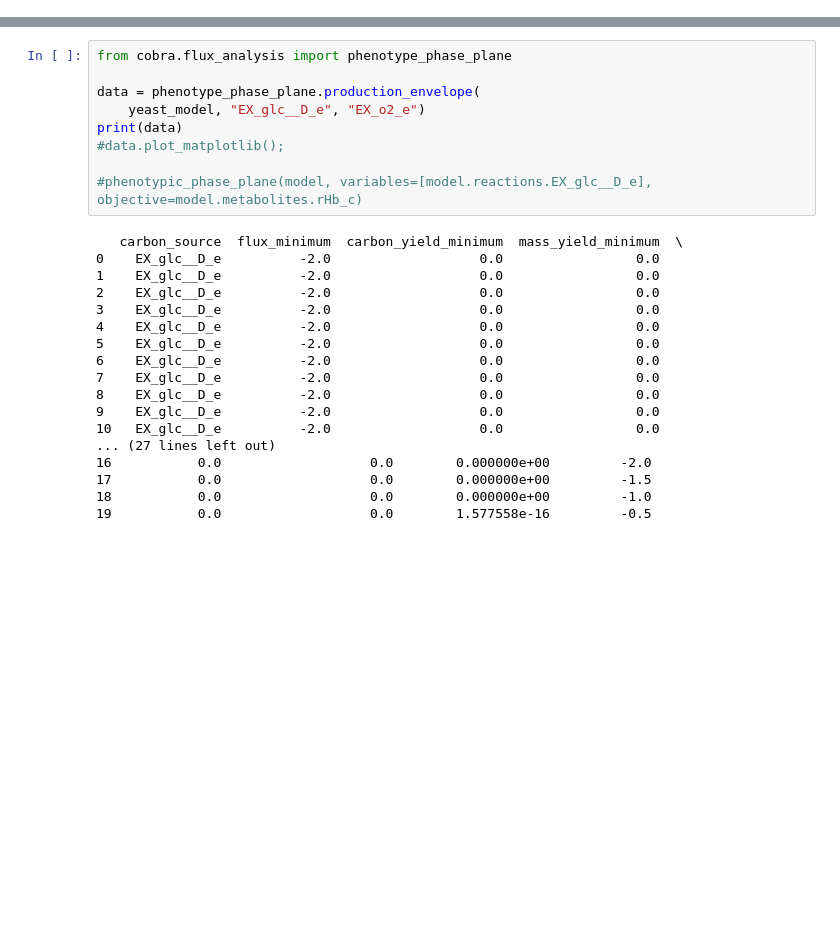
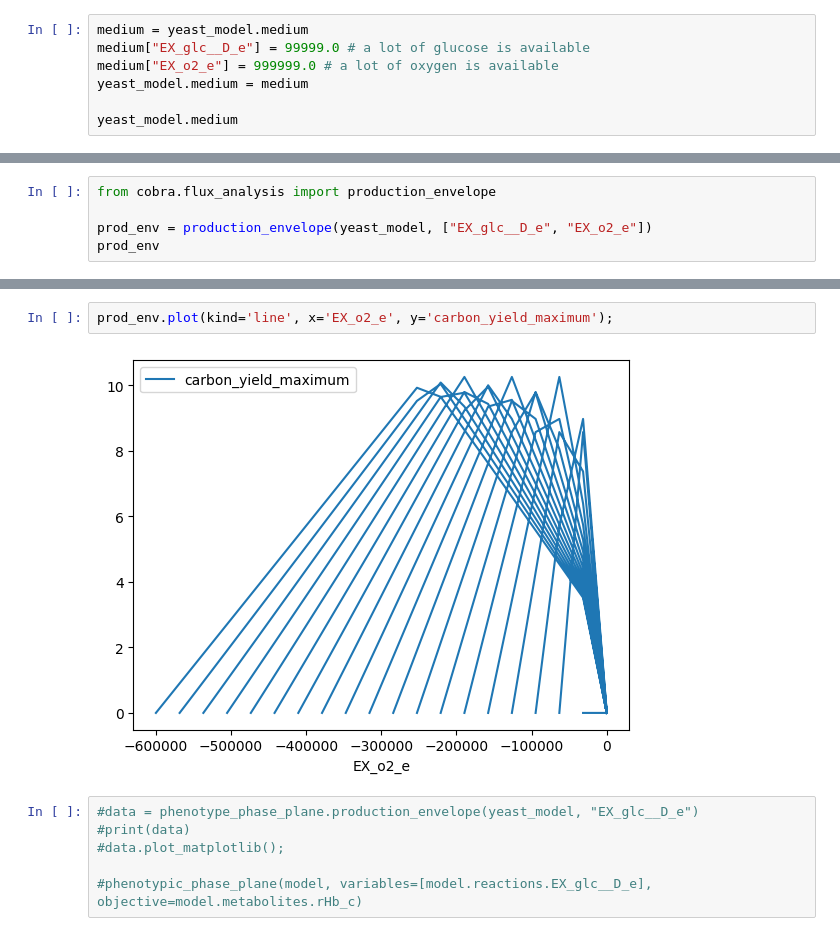
Before and after one commit to 27410/27410-group-assigment-group_3, a Jupyter notebook: phenotypic_phase_plane_analysis.ipynb, the cells around one changed output, grey strips where cells are left out. Drawn from its saved outputs; the diff is of its cells as text; blank space fills up the shorter version.

Commit message:
production_env

```diff
--- a/phenotypic_phase_plane_analysis.ipynb
+++ b/phenotypic_phase_plane_analysis.ipynb
@@ -12,0 +26,7 @@ yeast_model
+# %%
+medium = yeast_model.medium
+medium["EX_glc__D_e"] = 99999.0 # a lot of glucose is available
+medium["EX_o2_e"] = 999999.0 # a lot of oxygen is available
+yeast_model.medium = medium
+
+yeast_model.medium
@@ -12,0 +44,5 @@ yeast_model
+# %%
+from cobra.flux_analysis import production_envelope
+
+prod_env = production_envelope(yeast_model, ["EX_glc__D_e", "EX_o2_e"])
+prod_env
@@ -13,27 +63,10 @@ yeast_model
+# %%
+prod_env.plot(kind='line', x='EX_o2_e', y='carbon_yield_maximum');
+# %% [output]
+[figure, added]
 # %%
-from cobra.flux_analysis import phenotype_phase_plane
-
-data = phenotype_phase_plane.production_envelope(
-    yeast_model, "EX_glc__D_e", "EX_o2_e")
-print(data)
+#data = phenotype_phase_plane.production_envelope(yeast_model, "EX_glc__D_e")
+#print(data)
 #data.plot_matplotlib();
 
 #phenotypic_phase_plane(model, variables=[model.reactions.EX_glc__D_e], objective=model.metabolites.rHb_c)
-# %% [output]
-   carbon_source  flux_minimum  carbon_yield_minimum  mass_yield_minimum  \
-0    EX_glc__D_e          -2.0                   0.0                 0.0
-1    EX_glc__D_e          -2.0                   0.0                 0.0
-2    EX_glc__D_e          -2.0                   0.0                 0.0
-3    EX_glc__D_e          -2.0                   0.0                 0.0
-4    EX_glc__D_e          -2.0                   0.0                 0.0
-5    EX_glc__D_e          -2.0                   0.0                 0.0
-6    EX_glc__D_e          -2.0                   0.0                 0.0
-7    EX_glc__D_e          -2.0                   0.0                 0.0
-8    EX_glc__D_e          -2.0                   0.0                 0.0
-9    EX_glc__D_e          -2.0                   0.0                 0.0
-10   EX_glc__D_e          -2.0                   0.0                 0.0
-... (27 lines left out)
-16           0.0                   0.0        0.000000e+00         -2.0
-17           0.0                   0.0        0.000000e+00         -1.5
-18           0.0                   0.0        0.000000e+00         -1.0
-19           0.0                   0.0        1.577558e-16         -0.5
```
Also changed, not shown: parts of 5 cells of this notebook.
